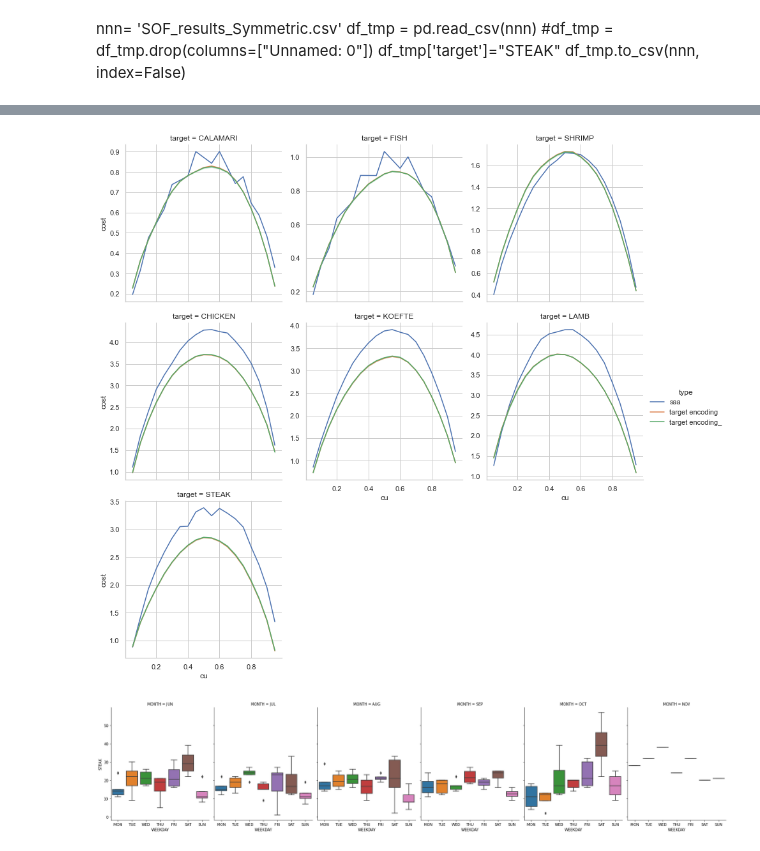
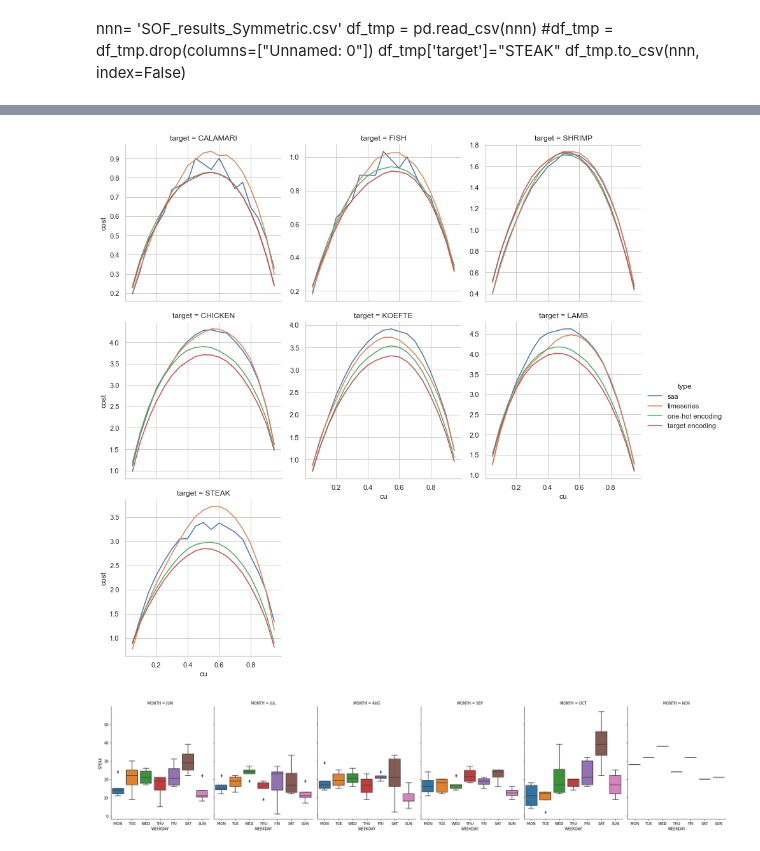
Before and after one commit to matjesg/gp, a Jupyter notebook: nbs_dev/GP_YAZ_scikit_learn.ipynb, the cells around one changed output, grey strips where cells are left out. Drawn from its saved outputs; the diff is of its cells as text; code cells hidden in the pictures.

```diff
--- a/nbs_dev/GP_YAZ_scikit_learn.ipynb
+++ b/nbs_dev/GP_YAZ_scikit_learn.ipynb
@@ -25,10 +25,10 @@ path_ds = path/'datasets'
 path_res = path/'res_data'
 path_plot = path/'plots'
 # %%
-#res = []
-#for method in ['saa', 'timeseries', 'one-hot encoding', 'target encoding', 'week_of_month_one-hot', 'week_of_month_target']:
+res = []
+for method in ['saa', 'timeseries', 'one-hot encoding', 'target encoding', 'week_of_month_one-hot', 'week_of_month_target']:
 #for method in ['week_of_month_one-hot', 'week_of_month_target']:
-for method in ['target encoding_']:
+#for method in ['target encoding_']:
     for target in ['CALAMARI', 'FISH', 'SHRIMP', 'CHICKEN', 'KOEFTE', 'LAMB', 'STEAK']:
         if method == 'timeseries':
             df = load_yaz(encode_date_features=False, include_prod=[target], include_date=True).frame
@@ -113,7 +113,7 @@ for method in ['target encoding_']:
             else:
                 kernel_gpml = k1 + k4
 
-            gp = GaussianProcessRegressor(kernel=kernel_gpml, normalize_y=True)#, alpha=1)
+            gp = GaussianProcessRegressor(kernel=kernel_gpml, normalize_y=True, n_restarts_optimizer=10)#, alpha=1)
             gp.fit(train_x, train_y)
 
             print("\nLearned kernel: %s" % gp.kernel_)
@@ -202,15 +188,16 @@ array([6.78482147, 6.78870495, 7.68131474, 7.88502145, 7.09589535,
 # %%
 df_plot = df_res
 #df_plot = pd.read_csv('res_data/gp_all-paste.csv')
-df_plot = df_plot[~(df_plot.type.isin(["timeseries", "one-hot encoding", "week_of_month_target", "week_of_month_one-hot"]))]
+df_plot = df_plot[~(df_plot.type.isin(["week_of_month_target", "week_of_month_one-hot"]))]
+#df_plot = df_plot[~(df_plot.type.isin(["timeseries", "one-hot encoding", "week_of_month_target", "week_of_month_one-hot"]))]
 #df_plot = df_plot[~(df_plot.type.isin(["rf_approx_risk", "rf_approx_sol", "oracle"]))]
 #df_plot = df_plot[~(df_plot.type.isin(["saa", "rf"]))]
 sns.set(rc={'figure.figsize':(15,15)})
 sns.set_style('whitegrid')
 sns.relplot(data=df_plot, x="cu", y="cost",col_wrap=3,facet_kws={'sharey':False},
     col="target", hue="type",kind="line", aspect=1, height=4);
 # %% [output]
-[figure, old version]
+[figure, new version]
 # %%
 test_df = load_yaz(encode_date_features=False, include_prod=[target]).frame.iloc[n_train:,:].copy()
 test_df['mean_pred'] =nv_means
```
Also changed, not shown: parts of 3 cells of this notebook, 3 other files.
